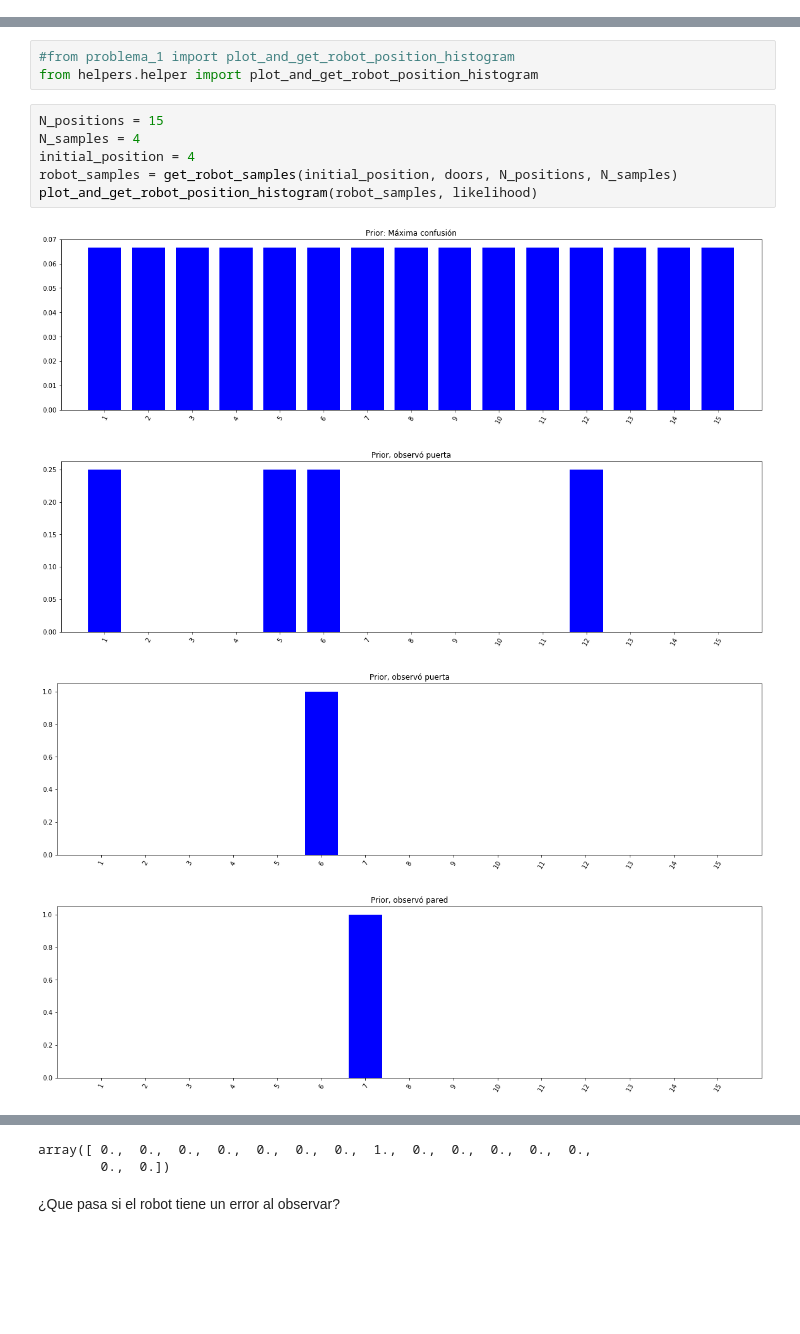
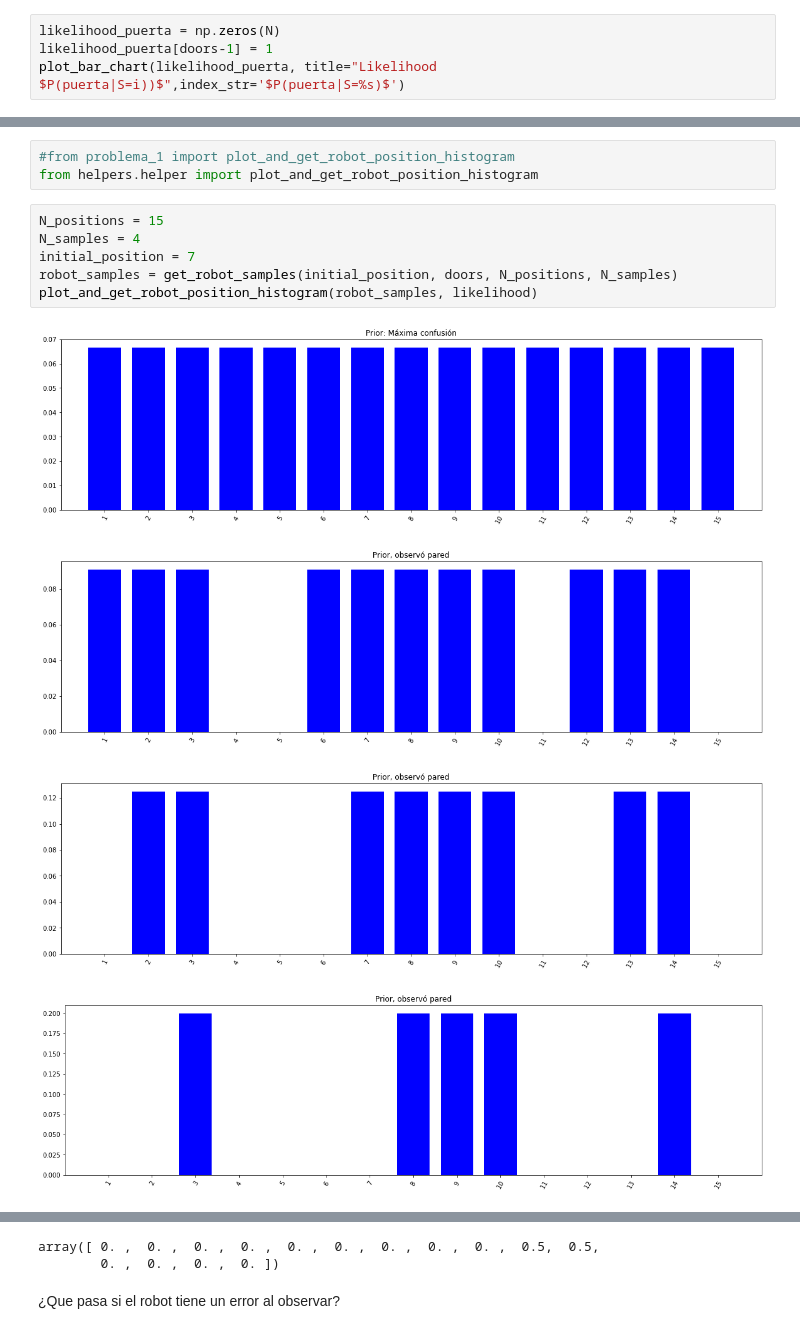
Before and after one commit to lab-ml-itba/Intro-Probabilidad, a Jupyter notebook: Localizacion.ipynb, the cells around one changed output, grey strips where cells are left out. Saved outputs shown, nothing was run; the diff lists cells and outputs as text; blank space fills up the shorter version.

```diff
--- a/Localizacion.ipynb
+++ b/Localizacion.ipynb
@@ -310,0 +395,4 @@ Priori = P_puerta_updated
+# %%
+likelihood_puerta = np.zeros(N)
+likelihood_puerta[doors-1] = 1
+plot_bar_chart(likelihood_puerta, title="Likelihood $P(puerta|S=i))$",index_str='$P(puerta|S=%s)$')
@@ -363,11 +474,11 @@ from helpers.helper import plot_and_get_robot_position_histogram
 # %%
 N_positions = 15
 N_samples = 4
-initial_position = 4
+initial_position = 7
 robot_samples = get_robot_samples(initial_position, doors, N_positions, N_samples)
 plot_and_get_robot_position_histogram(robot_samples, likelihood)
 # %% [output]
 [figure]
-[figure, old version]
+[figure, new version]
-[figure, old version]
+[figure, new version]
-[figure, old version]
+[figure, new version]
@@ -375,4 +486,4 @@ plot_and_get_robot_position_histogram(robot_samples, likelihood)
-array([ 0.,  0.,  0.,  0.,  0.,  0.,  0.,  1.,  0.,  0.,  0.,  0.,  0.,
-        0.,  0.])
+array([ 0. ,  0. ,  0. ,  0. ,  0. ,  0. ,  0. ,  0. ,  0. ,  0.5,  0.5,
+        0. ,  0. ,  0. ,  0. ])
 # %% [markdown]
 ¿Que pasa si el robot tiene un error al observar?
```
Also changed, not shown: parts of 42 cells of this notebook, 2 other files.
